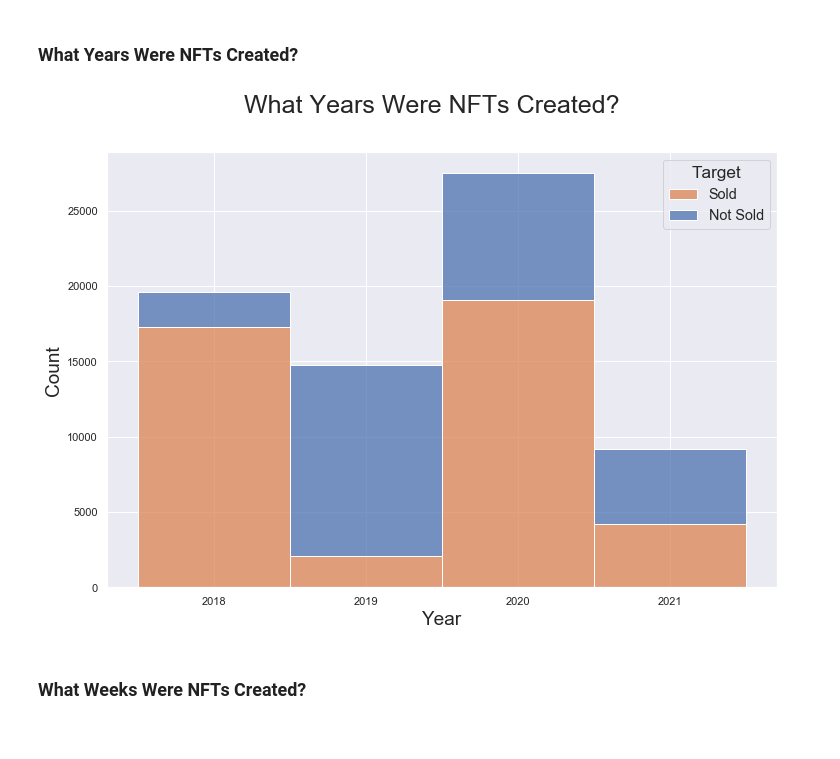
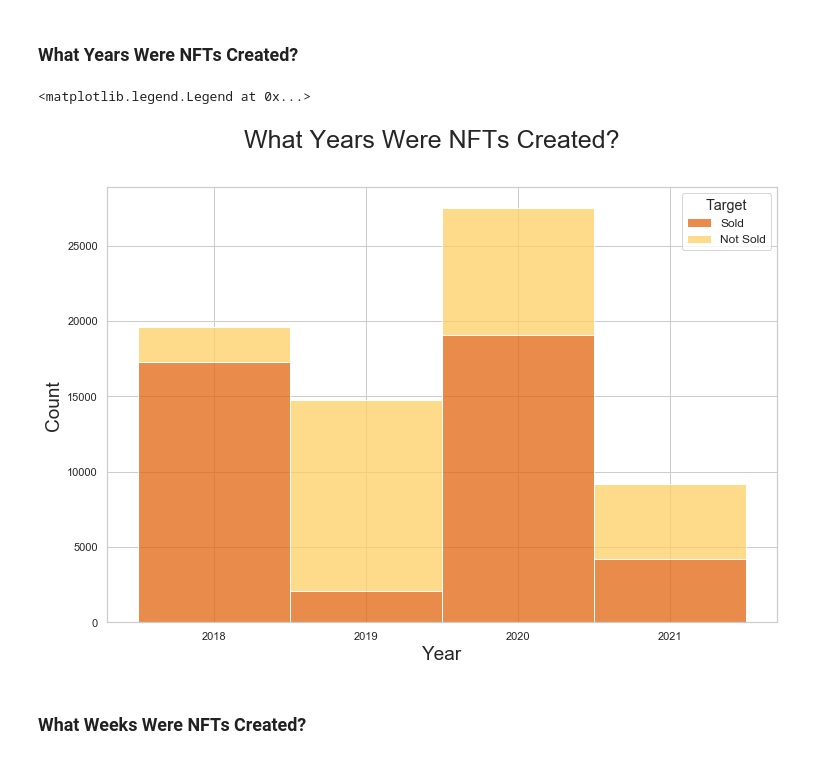
Before and after one commit to shawnjohnsamuel/nft-sale-prediction, a Jupyter notebook: notebooks/5_visualizations.ipynb, the cells around one changed output. Cells and saved outputs as stored; diff of their text form; code cells hidden in the pictures.

```diff
--- a/notebooks/5_visualizations.ipynb
+++ b/notebooks/5_visualizations.ipynb
@@ -4,6 +4,7 @@ import numpy as np
 import matplotlib.pyplot as plt
 %matplotlib inline
 import seaborn as sns
+sns.set(style="whitegrid")
 # %% [markdown]
 # Pre-Binary Transformation
 # %% [markdown]
@@ -25,13 +26,13 @@ df_full = df_full.drop(labels = ['num_sales', 'sell_orders', 'last_sale.event_ty
 ## Popular NFT Collections
 # %%
 fig, ax = plt.subplots(figsize=(12,8))
-sns.set(style="darkgrid")
 sns.countplot(data=df_full,
               y='asset_contract.name',
               hue='target',
               order=df_full['asset_contract.name'].value_counts().iloc[:10].index,
+              palette = 'YlOrBr',
               ax=ax)
-fig.suptitle('Popular NFT Collections', fontsize=25)
+fig.suptitle('Heavily Represented Collections', fontsize=25)
 ax.set_xlabel('Count', fontsize=19)
 ax.set_ylabel('Collection', fontsize=19)
 plt.legend(title='Target',
@@ -39,3 +40,5 @@ plt.legend(title='Target',
            labels=['Not Sold', 'Sold'],
            fontsize="large",
            loc='best')
+plt.subplots_adjust(left=.19)
+plt.savefig('../images/1_popular_nft_collections.png', bboxinches='tight')
@@ -48,26 +48,27 @@ plt.legend(title='Target',
 ### What Years Were NFTs Created?
 # %%
 fig, ax = plt.subplots(figsize=(12,8))
-sns.set(style="darkgrid")
 sns.histplot(x=df_full['asset_contract.created_date'].dt.year,
              hue=df_full['target'],
              hue_order=[0,1],
              discrete=True,
              bins=[2018, 2019, 2020, 2021],
              multiple='stack',
+             palette = 'YlOrBr',
              ax=ax)
 ax.set_xticks([2018, 2019, 2020, 2021])
 fig.suptitle('What Years Were NFTs Created?', fontsize=25)
 ax.set_xlabel('Year', fontsize=19)
 ax.set_ylabel('Count', fontsize=19)
 plt.legend(title='Target',
            title_fontsize = 'x-large',
-           labels=['Sold', 'Not Sold'],
+           labels=['Sold','Not Sold'],
            fontsize="large",
            loc='best')
-plt.show()
+#plt.savefig('../images/2_nft_years.png', bboxinches='tight')
 # %% [output]
+<matplotlib.legend.Legend at 0x...>
-[figure, old version]
+[figure, new version]
 # %% [markdown]
 ### What Weeks Were NFTs Created?
 # %%
```
Also changed, not shown: parts of 14 cells of this notebook.
